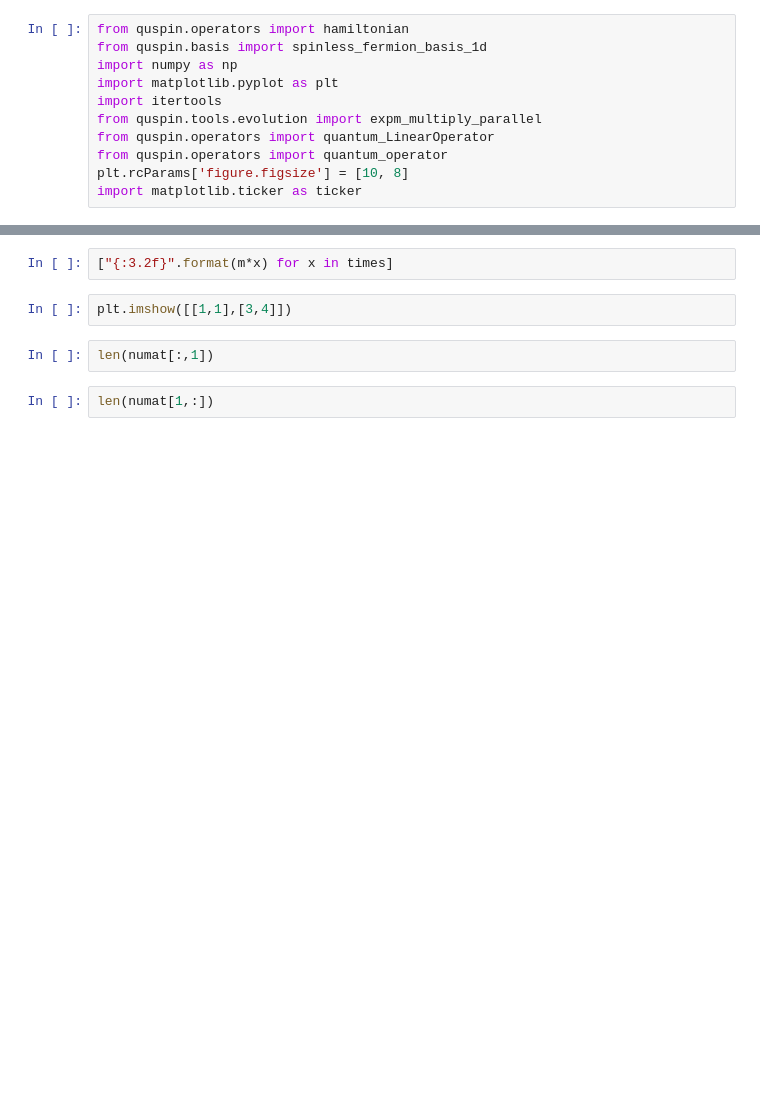
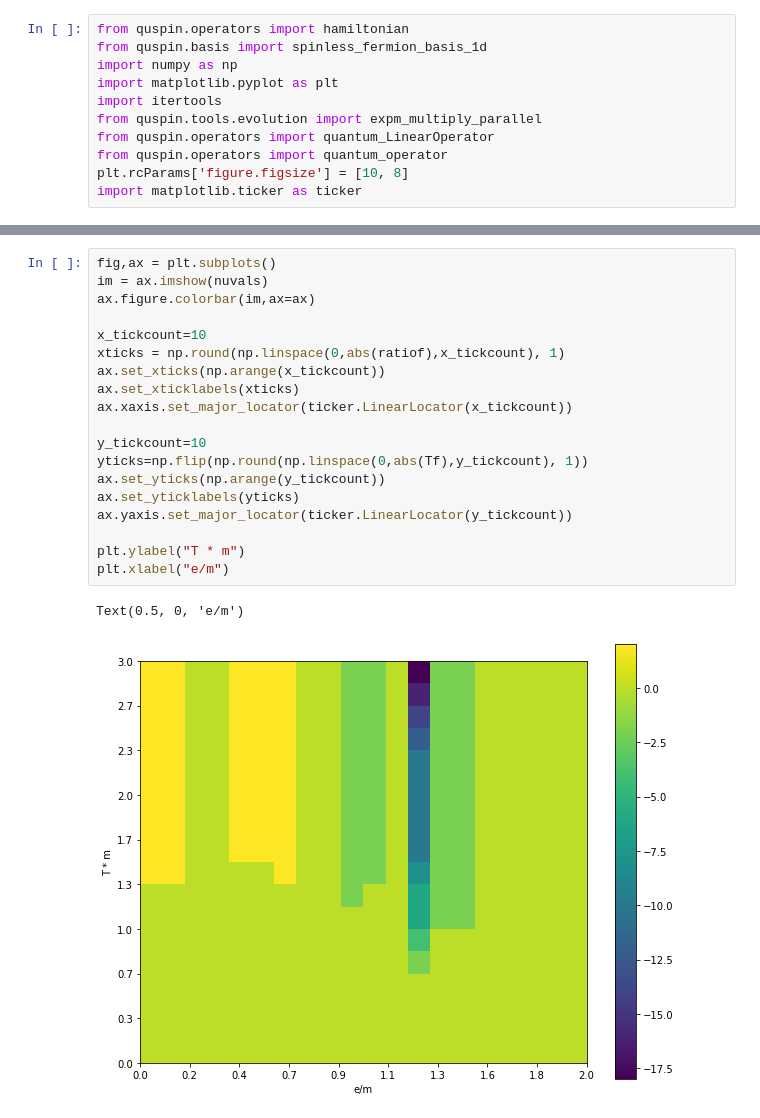
Before and after one commit to jacarolan/QuSpinLatticeFermions, a Jupyter notebook: ParameterScans.ipynb, the cells around one changed output, grey strips where cells are left out. Drawn from its saved outputs; the diff is of its cells as text; blank space fills up the shorter version.

```diff
--- a/ParameterScans.ipynb
+++ b/ParameterScans.ipynb
@@ -367,8 +282,22 @@ ax.yaxis.set_major_locator(ticker.LinearLocator(y_tickcount))
-# %%
-["{:3.2f}".format(m*x) for x in times]
-# %%
-plt.imshow([[1,1],[3,4]])
-# %%
-len(numat[:,1])
-# %%
-len(numat[1,:])
+# %%
+fig,ax = plt.subplots()
+im = ax.imshow(nuvals)
+ax.figure.colorbar(im,ax=ax)
+
+x_tickcount=10
+xticks = np.round(np.linspace(0,abs(ratiof),x_tickcount), 1)
+ax.set_xticks(np.arange(x_tickcount))
+ax.set_xticklabels(xticks)
+ax.xaxis.set_major_locator(ticker.LinearLocator(x_tickcount))
+
+y_tickcount=10
+yticks=np.flip(np.round(np.linspace(0,abs(Tf),y_tickcount), 1))
+ax.set_yticks(np.arange(y_tickcount))
+ax.set_yticklabels(yticks)
+ax.yaxis.set_major_locator(ticker.LinearLocator(y_tickcount))
+
+plt.ylabel("T * m")
+plt.xlabel("e/m")
+# %% [output]
+Text(0.5, 0, 'e/m')
+[figure, added]
```
Also changed, not shown: parts of 6 cells of this notebook.
